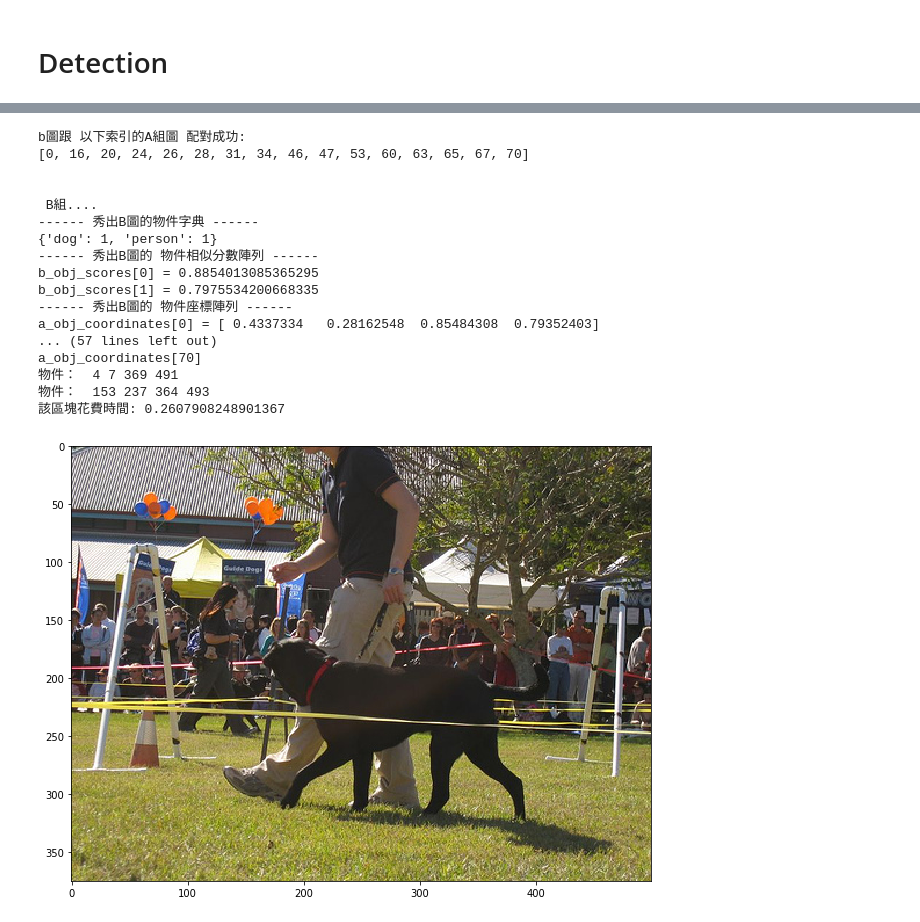
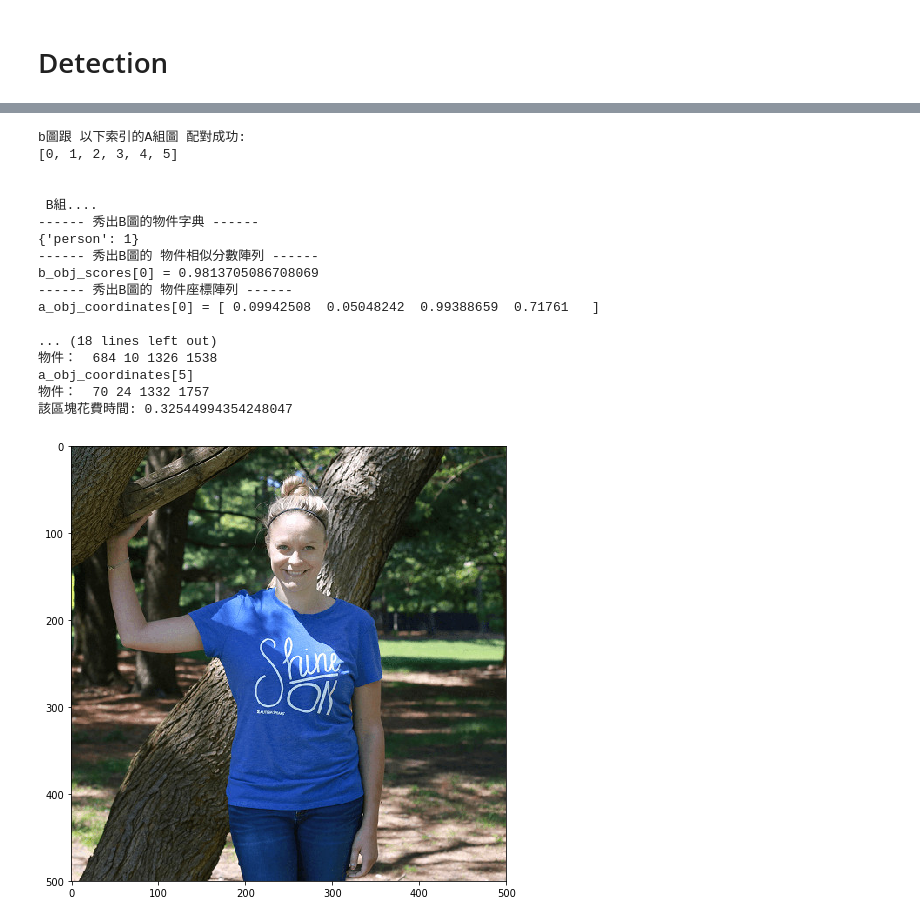
Before and after one commit to kabuto412rock/selfPracticeTensorflow, a Jupyter notebook: 實驗四/object_detection_第4實驗.ipynb, the cells around one changed output, grey strips where cells are left out. Drawn from its saved outputs; the diff is of its cells as text; code cells hidden in the pictures.

```diff
--- a/實驗四/object_detection_第4實驗.ipynb
+++ b/實驗四/object_detection_第4實驗.ipynb
@@ -132,18 +132,21 @@ def load_image_into_numpy_array(image):
 # Detection
 # %%
 import time
-
+IMAGE_HEAD_NAME = 'person{}.jpg'
 # For the sake of simplicity we will use only 2 images:
 # image1.jpg
 # image2.jpg
 # If you want to test the code with your images, just add path to the images to the TEST_IMAGE_PATHS.
 PATH_TO_TEST_IMAGES_DIR = 'test_images'
 
-TEST_IMAGE_PATHS = [ os.path.join(PATH_TO_TEST_IMAGES_DIR, 'dog{}.jpg'.format(i)) for i in range(0, 100) ]
+TEST_IMAGE_PATHS = [ os.path.join(PATH_TO_TEST_IMAGES_DIR, IMAGE_HEAD_NAME.format(i)) for i in range(0, 10) ]
 # Size, in inches, of the output images.
 IMAGE_SIZE = (12, 8)
 # %%
+#除了看已看出有哪些物種，也能看出對應後images_obj_coordinates和image_obj_scores的索引
+images_obj_classes_indexs = []
 
+# 有什麼種類的物件
 images_obj_classes = []
 images_obj_coordinates = []
 images_obj_scores = []
@@ -155,7 +158,10 @@ with detection_graph.as_default():
       image = Image.open(image_path)
       # the array based representation of the image will be used later in order to prepare the
       # result image with boxes and labels on it.
+
       image_np = load_image_into_numpy_array(image)
+
+
       # Expand dimensions since the model expects images to have shape: [1, None, None, 3]
       image_np_expanded = np.expand_dims(image_np, axis=0)
       image_tensor = detection_graph.get_tensor_by_name('image_tensor:0')
@@ -193,8 +199,14 @@ with detection_graph.as_default():
       # Result 1 對應原始物件索引陣列的字典(Key為類別名， Value為對應原始陣列的物件索引陣列)
       img_classes = dict()
 
+      # newnew＠＠＠＠
+      img_obj_class_indexs = dict()
+
       for obj_class in objs_classes:
         img_classes[category_index[obj_class]['name']] = len(np.nonzero(ok_objs == obj_class)[0])
+
+        img_obj_class_indexs[category_index[obj_class]['name']] = np.nonzero(ok_objs == obj_class)[0]
+        print('obj_class ', category_index[obj_class]['name'], ":", np.nonzero(ok_objs == obj_class)[0])
 #         print(category_index[obj_class]['name'], ':', len(np.nonzero(ok_objs == obj_class)[0]))
 #         print('種類:', category_index[obj_class]['name'])
 #         print(np.nonzero(ok_objs == obj_class)[0], '有', len(np.nonzero(ok_objs == obj_class)[0]),'個')
@@ -219,7 +231,7 @@ with detection_graph.as_default():
 #       plt.imshow(image_np)
 #       # 如果要顯示圖片在ipynb，這個區塊可以取消註解
       # 第一實驗魔改_End
-
+      images_obj_classes_indexs.append(img_obj_class_indexs)
       images_obj_classes.append(img_classes)
       images_obj_coordinates.append(img_obj_coordinates)
       images_obj_scores.append(img_obj_scores)
@@ -255,14 +267,16 @@ import cv2
 tStart = time.time()
 
 # 取樣A組的圖片數，ex: A_SIZE = 76，代表A組的突圍dog0.jpg~dog75.jpg， B組圖則是dog76.jpg
-A_SIZE = 77
+A_SIZE = 7
 
-# A組圖代表 前A_SIZE個 圖片的物件字典, 相似分數, 物件座標
+# A組圖代表 前A_SIZE個 物件陣列索引a陣列, 圖片的物件字典, 相似分數, 物件座標
+a_obj_indexs = images_obj_classes_indexs[0:A_SIZE]
 a_obj_data = images_obj_classes[0:A_SIZE]
 a_obj_scores = images_obj_scores[0:A_SIZE]
 a_obj_coordinates = images_obj_coordinates[0:A_SIZE]
 
-# B組圖代表 第A_SIZE 圖片的物件字典, 相似分數, 物件座標
+# B組圖代表 第A_SIZE個 物件陣列索引a陣列, 圖片的物件字典, 相似分數, 物件座標
+b_obj_indexs = images_obj_classes_indexs[A_SIZE]
 b_obj_data = images_obj_classes[A_SIZE]
 b_obj_scores = images_obj_scores[A_SIZE]
 b_obj_coordinates = images_obj_coordinates[A_SIZE]
@@ -304,7 +318,8 @@ tEnd = time.time()
 print('\n第二實驗_比對結束:', tEnd - tStart)
 
 print('b_image讀取name')
-b_image_name = 'test_images/dog{}.jpg'.format(A_SIZE)
+
+b_image_name =  os.path.join(PATH_TO_TEST_IMAGES_DIR, IMAGE_HEAD_NAME.format(A_SIZE))
 b_image = cv2.imread(b_image_name)
 
 width, height = image.size
@@ -354,7 +369,7 @@ imgs_hist_list = list()
 
 for a_img_index in b_match_a:
     # a組的單張圖片＿圖檔名稱
-    a_imag_name = 'test_images/dog{}.jpg'.format(a_img_index)
+    a_imag_name =  os.path.join(PATH_TO_TEST_IMAGES_DIR, IMAGE_HEAD_NAME.format(a_img_index))
 
     # a組的單張圖片
     a_image = cv2.imread(a_imag_name)
@@ -371,41 +386,41 @@ for a_img_index in b_match_a:
         y2 = int(a_coordinates[3] * height)
         x1 = int(a_coordinates[0] * width)
         x2 = int(a_coordinates[2] * width)
         print('物件： ', x1, y1, x2, y2)
         # a組單張圖片中某個物件截圖
         obj_img = a_image[y1:y2, x1:x2]
 
         # 產生a組單張圖片中某個物件的直方圖
         obj_hsv = cv2.cvtColor(obj_img, cv2.COLOR_BGR2HSV)
         obj_hist = cv2.calcHist([obj_hsv], [0, 1], None, [30, 25], [0,180,0,256])
 
         # 將 某個物件的直方圖 添加到 a_obj_hist
         a_obj_hist.append(obj_hist)
 
         # 將第a_img_index張圖的a_obj_hist 添加到 imgs_hist_list
     imgs_hist_list.append(a_obj_hist)
 #         # 展示 a組單張圖片中某個物件的直方圖
 #         plt.figure()
 #         plt.imshow(cv2.cvtColor(a_image, cv2.COLOR_BGR2RGB))
 
 tEnd = time.time()
 print('該區塊花費時間:', tEnd - tStart)
 # %% [output]
 b圖跟 以下索引的A組圖 配對成功:
-[0, 16, 20, 24, 26, 28, 31, 34, 46, 47, 53, 60, 63, 65, 67, 70]
+[0, 1, 2, 3, 4, 5]
 
 
  B組....
 ------ 秀出B圖的物件字典 ------
-{'dog': 1, 'person': 1}
+{'person': 1}
 ------ 秀出B圖的 物件相似分數陣列 ------
-b_obj_scores[0] = 0.8854013085365295
-b_obj_scores[1] = 0.7975534200668335
+b_obj_scores[0] = 0.9813705086708069
 ------ 秀出B圖的 物件座標陣列 ------
-a_obj_coordinates[0] = [ 0.4337334   0.28162548  0.85484308  0.79352403]
-... (57 lines left out)
-a_obj_coordinates[70]
-物件：  4 7 369 491
-物件：  153 237 364 493
-該區塊花費時間: 0.2607908248901367
+a_obj_coordinates[0] = [ 0.09942508  0.05048242  0.99388659  0.71761   ]
+
+... (18 lines left out)
+物件：  684 10 1326 1538
+a_obj_coordinates[5]
+物件：  70 24 1332 1757
+該區塊花費時間: 0.32544994354248047
-[figure, old version]
+[figure, new version]
```
Also changed, not shown: parts of 6 cells of this notebook.
